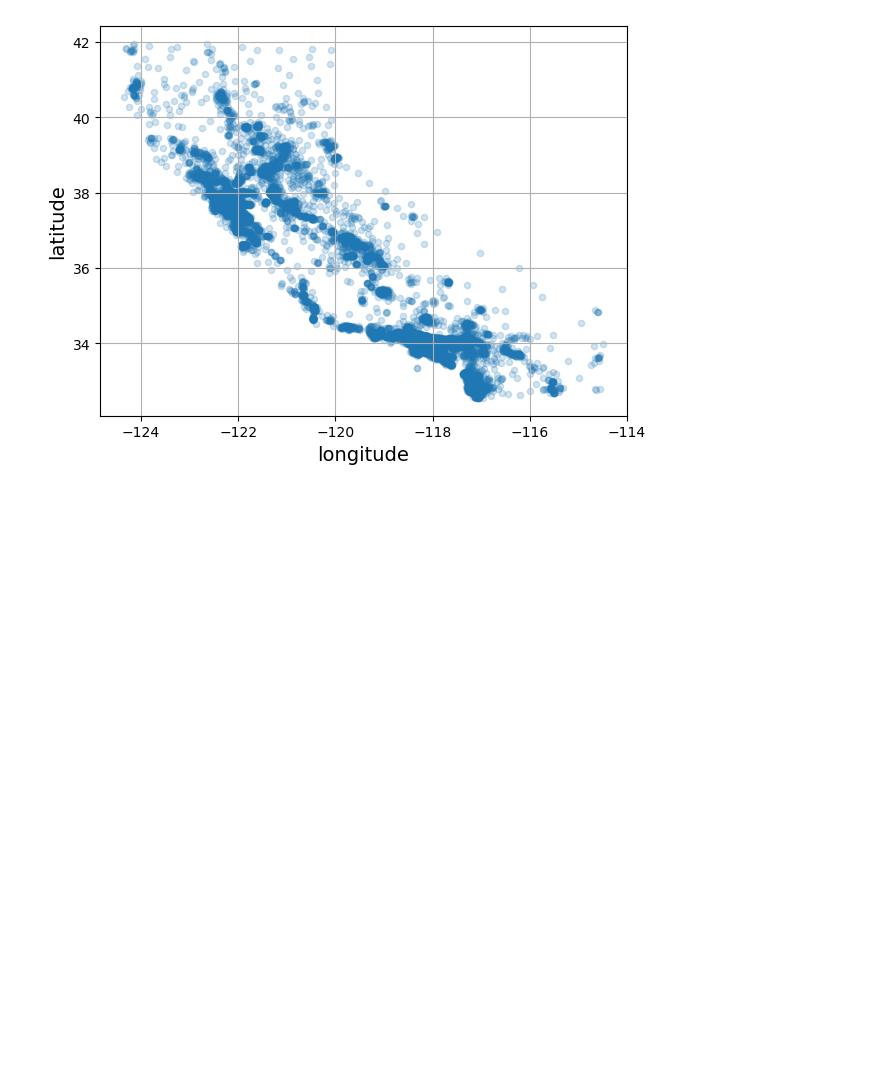
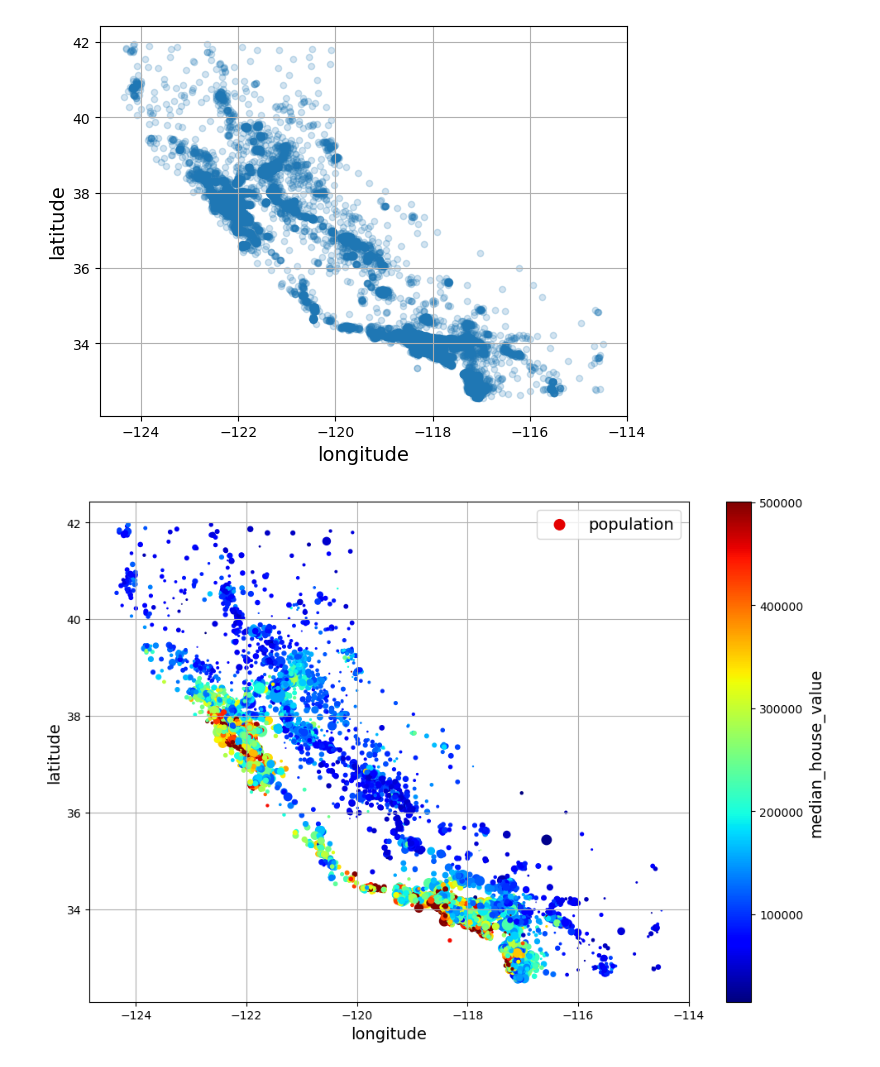
Before and after one commit to cmilliron/hands-on-machine-learning, a Jupyter notebook: 02-end-to-end-project/california-housing-project.ipynb, the cells around one changed output. Cells and saved outputs as stored; diff of their text form; code cells hidden in the pictures; blank space fills up the shorter version.

```diff
--- a/02-end-to-end-project/california-housing-project.ipynb
+++ b/02-end-to-end-project/california-housing-project.ipynb
@@ -270,3 +270,19 @@ save_fig("better_visualization_plot") # extra code
 plt.show()
 # %% [output]
 [figure]
+# %%
+housing_trained_copy.plot(kind='scatter',
+                          x="longitude",
+                          y="latitude",
+                          grid=True,
+                          s=housing_trained_copy['population'] /100,
+                          label="population",
+                          c="median_house_value",
+                          cmap="jet",
+                          colorbar=True,
+                          legend=True,
+                          sharex=False, figsize=(10,7))
+save_fig("housing_prices_scatterplot")
+plt.show()
+# %% [output]
+[figure, added]
```
Also changed, not shown: parts of 14 cells of this notebook, 4 other files.
